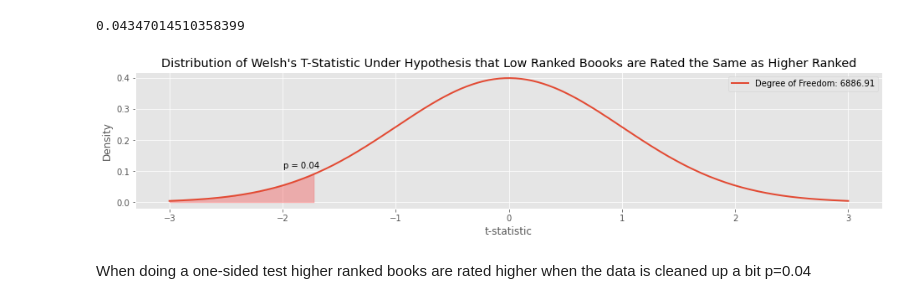
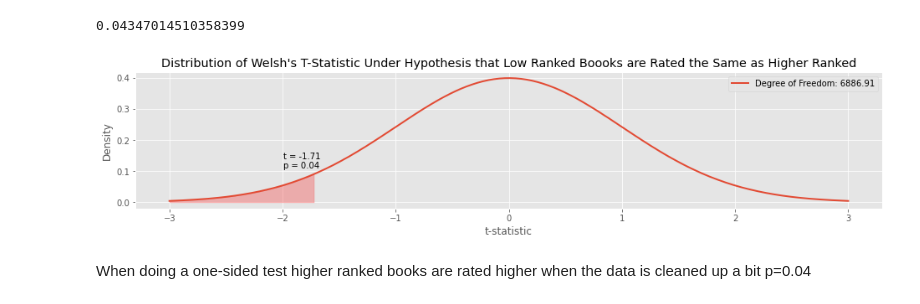
Before and after one commit to Shredder42/must_read_books, a Jupyter notebook: eda.ipynb, the cells around one changed output. Cells and saved outputs as stored; diff of their text form; code cells hidden in the pictures.

```diff
--- a/eda.ipynb
+++ b/eda.ipynb
@@ -682,19 +706,20 @@ p_value
 # %%
 # Distribution of Welsh's Test Statistic Under the Null Hypothesis
 x = np.linspace(-3, 3, num=250)
 
 fig, ax = plt.subplots(1, figsize=(16, 3))
 students = stats.t(df)
 ax.plot(x, students.pdf(x), linewidth=2, label="Degree of Freedom: {:2.2f}".format(df))
 ax.fill_between(x, students.pdf(x), where=(x < test_statistic), color="red", alpha=0.25)
 ax.legend()
 ax.set_title("Distribution of Welsh's T-Statistic Under Hypothesis that Low Ranked Boooks are Rated the Same as Higher Ranked");
 ax.set_xlabel('t-statistic')
 ax.set_ylabel('Density')
+ax.text(-1.99, 0.14, 't = -1.71', fontsize = 10)
 ax.text(-1.99, 0.11, 'p = 0.04', fontsize = 10)
 plt.savefig('img/ttest_distribution.png')
 # %% [output]
-[figure, old version]
+[figure, new version]
 # %% [markdown]
 When doing a one-sided test higher ranked books are rated higher when the data is cleaned up a bit
 p=0.04
```
Also changed, not shown: parts of 2 cells of this notebook, 2 other files.
